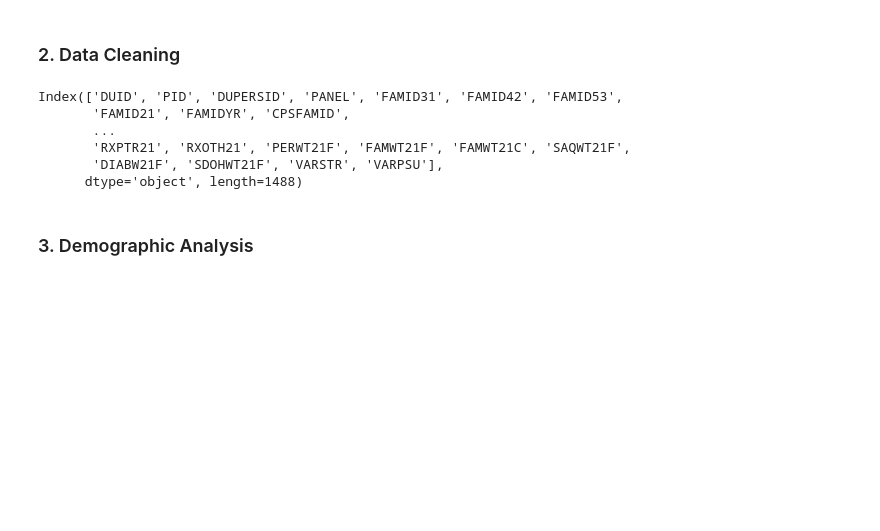
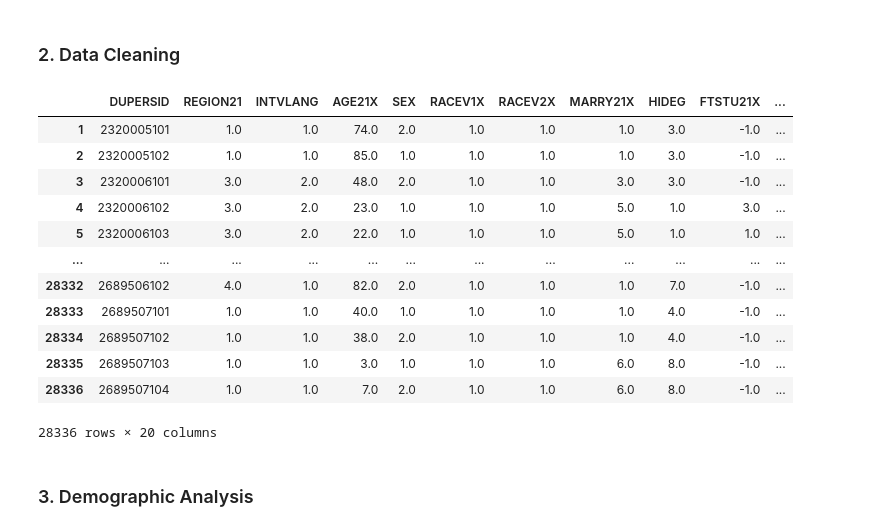
Before and after one commit to sophiaptk0809/94409-HISproject, a Jupyter notebook: DataCleaning.ipynb, the cells around one changed output. Drawn from its saved outputs; the diff is of its cells as text; code cells hidden in the pictures; blank space fills up the shorter version.

```diff
--- a/DataCleaning.ipynb
+++ b/DataCleaning.ipynb
@@ -58,14 +76,21 @@ hh2021 = hh2021[['DUID', 'PID', 'DUPERSID', 'EVNTIDX', 'EVENTRN', 'PANEL', 'HHDA
 # Change column names
 # %%
 fyc2021[['DUPERSID','REGION21','INTVLANG','AGE21X','SEX','RACEV1X','RACEV2X','MARRY21X','HIDEG','FTSTU21X',
-         'WHTLGSPK','HWELLSPK','BORNUSA','YRSINUS','RTHLTH53','MNHLTH53','HIBPDX','HIBPAGED','BPMLDX','CHDDX','']]
+         'WHTLGSPK','HWELLSPK','BORNUSA','YRSINUS','RTHLTH53','MNHLTH53','HIBPDX','HIBPAGED','BPMLDX','CHDDX']]
 # %% [output]
+|  | DUPERSID | REGION21 | INTVLANG | AGE21X | SEX | RACEV1X | RACEV2X | MARRY21X | HIDEG | FTSTU21X | ... |
+| 1 | 2320005101 | 1.0 | 1.0 | 74.0 | 2.0 | 1.0 | 1.0 | 1.0 | 3.0 | -1.0 | ... |
+| 2 | 2320005102 | 1.0 | 1.0 | 85.0 | 1.0 | 1.0 | 1.0 | 1.0 | 3.0 | -1.0 | ... |
+| 3 | 2320006101 | 3.0 | 2.0 | 48.0 | 2.0 | 1.0 | 1.0 | 3.0 | 3.0 | -1.0 | ... |
+| 4 | 2320006102 | 3.0 | 2.0 | 23.0 | 1.0 | 1.0 | 1.0 | 5.0 | 1.0 | 3.0 | ... |
+| 5 | 2320006103 | 3.0 | 2.0 | 22.0 | 1.0 | 1.0 | 1.0 | 5.0 | 1.0 | 1.0 | ... |
+| ... | ... | ... | ... | ... | ... | ... | ... | ... | ... | ... | ... |
+| 28332 | 2689506102 | 4.0 | 1.0 | 82.0 | 2.0 | 1.0 | 1.0 | 1.0 | 7.0 | -1.0 | ... |
+| 28333 | 2689507101 | 1.0 | 1.0 | 40.0 | 1.0 | 1.0 | 1.0 | 1.0 | 4.0 | -1.0 | ... |
+| 28334 | 2689507102 | 1.0 | 1.0 | 38.0 | 2.0 | 1.0 | 1.0 | 1.0 | 4.0 | -1.0 | ... |
+| 28335 | 2689507103 | 1.0 | 1.0 | 3.0 | 1.0 | 1.0 | 1.0 | 6.0 | 8.0 | -1.0 | ... |
+| 28336 | 2689507104 | 1.0 | 1.0 | 7.0 | 2.0 | 1.0 | 1.0 | 6.0 | 8.0 | -1.0 | ... |
-Index(['DUID', 'PID', 'DUPERSID', 'PANEL', 'FAMID31', 'FAMID42', 'FAMID53',
-       'FAMID21', 'FAMIDYR', 'CPSFAMID',
-       ...
-       'RXPTR21', 'RXOTH21', 'PERWT21F', 'FAMWT21F', 'FAMWT21C', 'SAQWT21F',
-       'DIABW21F', 'SDOHWT21F', 'VARSTR', 'VARPSU'],
-      dtype='object', length=1488)
+28336 rows × 20 columns
 # %%
 # see duplicate patient ID
 hh2021patient = hh2021['DUPERSID'].to_list()
```
Also changed, not shown: parts of 4 cells of this notebook.
